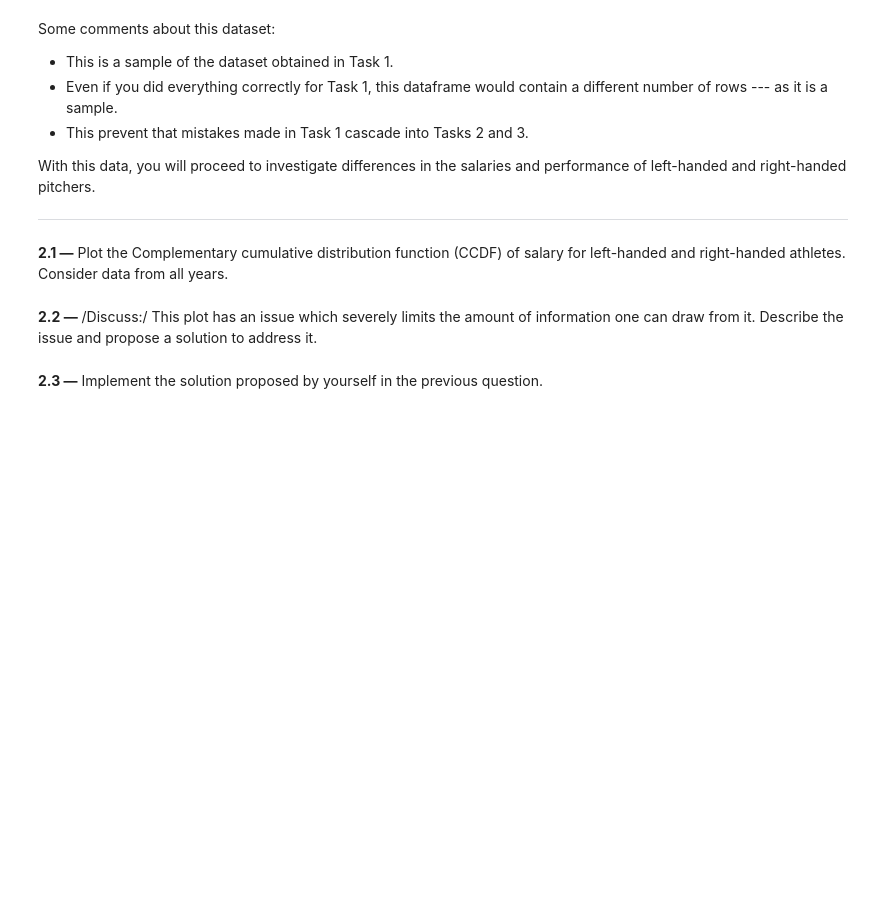
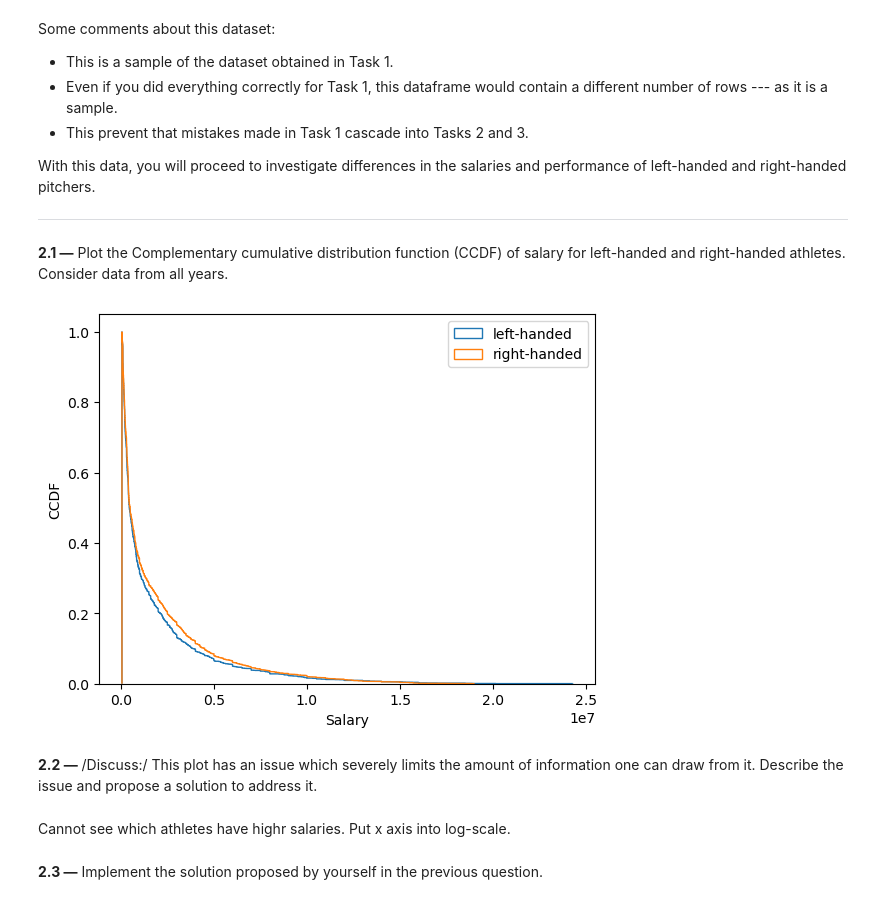
Before and after one commit to adacalypse/movie-datastory, a Jupyter notebook: Homework_1/h1_olivia.ipynb, the cells around one changed output. Drawn from its saved outputs; the diff is of its cells as text; code cells hidden in the pictures; blank space fills up the shorter version.

```diff
--- a/Homework_1/h1_olivia.ipynb
+++ b/Homework_1/h1_olivia.ipynb
@@ -338,7 +346,21 @@ With this data, you will proceed to investigate differences in the salaries and
 ---
 # %% [markdown]
 **2.1 —** Plot the Complementary cumulative distribution function (CCDF) of salary for left-handed and right-handed athletes. Consider data from all years.
+# %%
+df_left = df[df['throws'] == 'L'].copy()
+df_right = df[df['throws'] == 'R'].copy()
+
+plt.hist(df_left['salary'], density = 1, cumulative = -1, bins = len(df_left['salary']), histtype= 'step', label = 'left-handed')
+plt.hist(df_right['salary'], density = 1, cumulative = -1, bins = len(df_right['salary']), histtype= 'step', label = 'right-handed')
+plt.xlabel('Salary')
+plt.ylabel('CCDF')
+plt.legend()
+plt.show()
+# %% [output]
+[figure, added]
 # %% [markdown]
 **2.2 —** /Discuss:/ This plot has an issue which severely limits the amount of information one can draw from it. Describe the issue and propose a solution to address it.
+# %% [markdown]
+Cannot see which athletes have highr salaries. Put x axis into log-scale.
 # %% [markdown]
 **2.3 —** Implement the solution proposed by yourself in the previous question.
```
Also changed, not shown: parts of 11 cells of this notebook.
